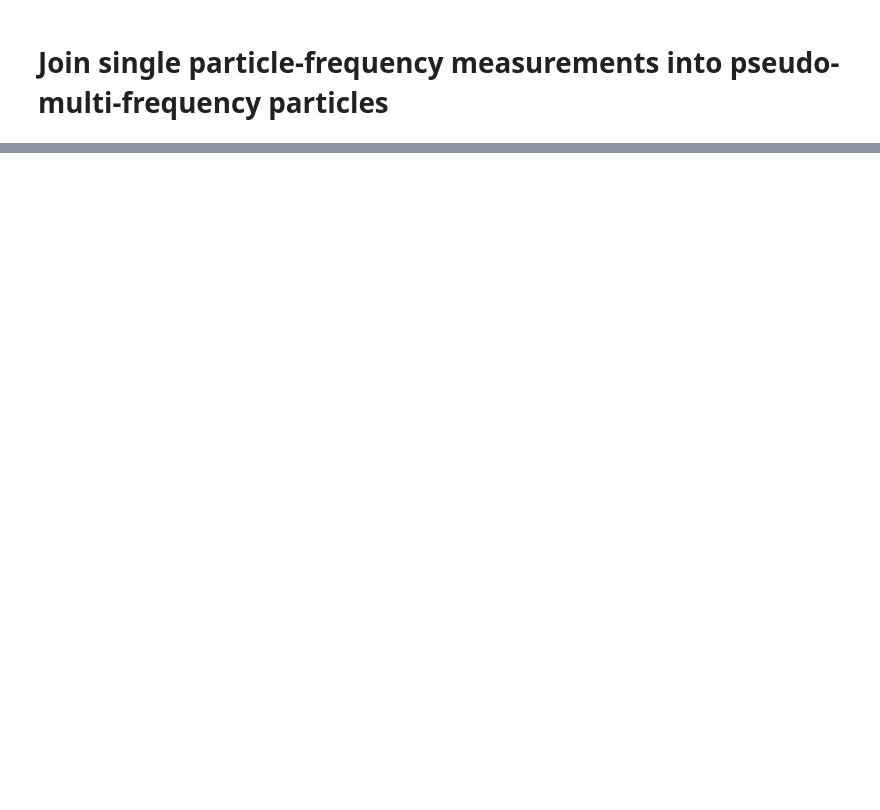
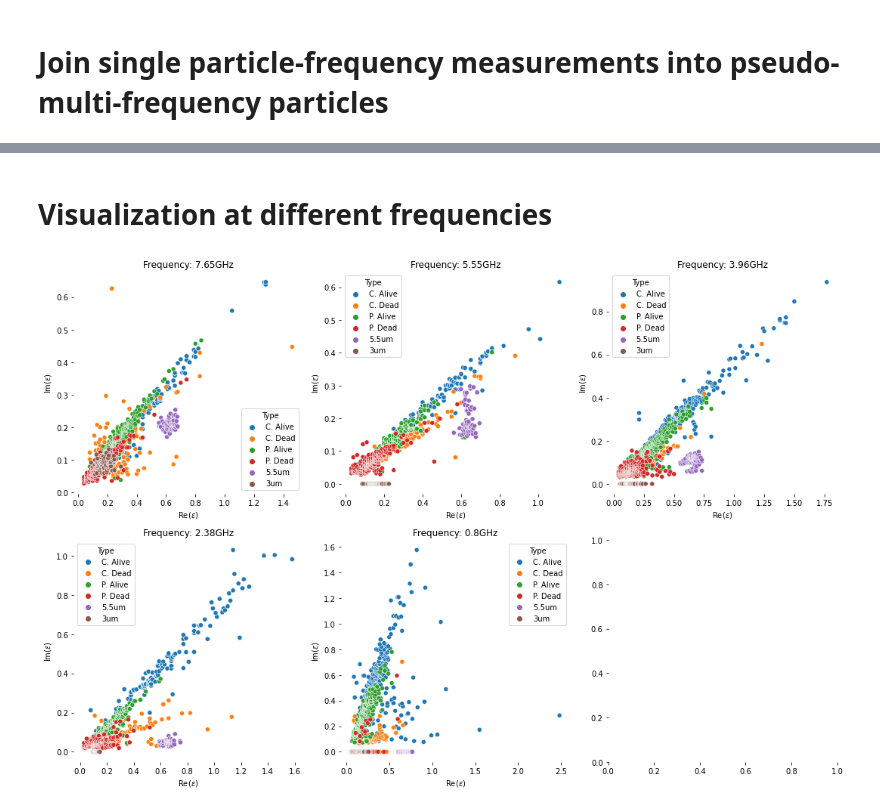
Before and after one commit to Bennibraun/Microwave-Analysis, a Jupyter notebook: Particle_analysis.ipynb, the cells around one changed output, grey strips where cells are left out. Saved outputs shown, nothing was run; the diff lists cells and outputs as text; code cells hidden in the pictures; blank space fills up the shorter version.

```diff
--- a/Particle_analysis.ipynb
+++ b/Particle_analysis.ipynb
@@ -122,0 +199,32 @@ df
+# %% [markdown]
+# Visualization at different frequencies
+# %%
+
+def plot_lr_coefs(ax,data,freq):
+  sns.scatterplot(data=data, x=freq+'_Re',y=freq+'_Im', hue='Type', ax=ax)
+
+  ax.set_ylabel('Im($\epsilon$)')
+  ax.set_xlabel('Re($\epsilon$)')
+
+  sns.despine(left=True, bottom=True, right=True)
+  # ax.legend().set_visible(False)
+
+  ax.title.set_text(f'Frequency: {freq}')
+
+f, axes = plt.subplots(2,3,figsize=(15,10))
+
+
+# for plot in range(len(cols)):
+#   axes.append(plt.subplots)
+
+for ii,ax in enumerate(axes.flat):
+  try:
+    freq = cols[1+(ii*2)][:-3]
+    # print(df[['Type',freq+'_Re',freq+'_Im']])
+    plot_lr_coefs(ax,df[['Type',freq+'_Re',freq+'_Im']],cols[1+(ii*2)][:-3])
+  except:
+    pass
+
+f.tight_layout()
+# %% [output]
+[figure, added]
```
Also changed, not shown: parts of 22 cells of this notebook.
